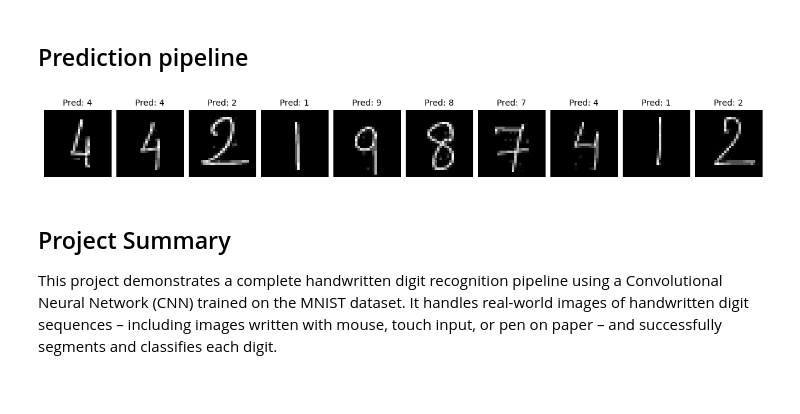
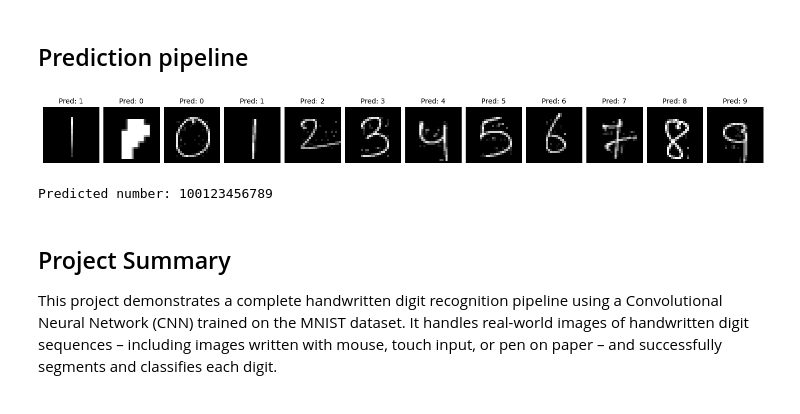
Before and after one commit to Manavvv128/Handwritten_Digit_Recognition-CNN-, a Jupyter notebook: HANDWRITEN_DIGIT_RECOGNITION.ipynb, the cells around one changed output. Saved outputs shown, nothing was run; the diff lists cells and outputs as text; code cells hidden in the pictures.

Commit message:
multi_digit4

```diff
--- a/HANDWRITEN_DIGIT_RECOGNITION.ipynb
+++ b/HANDWRITEN_DIGIT_RECOGNITION.ipynb
@@ -153,12 +153,14 @@ plt.show()
 ## Prediction pipeline
 # %%
 import cv2
+import numpy as np
+import matplotlib.pyplot as plt
 from keras.models import load_model
 
-# Load trained model (same as used during training)
+# Load trained model
 model = load_model("mnist_cnn_model.keras")
 
-# Preprocessing helper: dilation, resize, pad, center, normalize
+# --- Preprocessing helper ---
 def preprocess_digit(roi):
     # Thicken thin strokes selectively
     if roi.shape[1] < 15:
@@ -182,7 +184,7 @@ def preprocess_digit(roi):
     digit = cv2.copyMakeBorder(digit, pad_top, pad_bottom, pad_left, pad_right,
                                borderType=cv2.BORDER_CONSTANT, value=0)
 
-    # Center by center-of-mass (numpy only)
+    # Center by center-of-mass
     ys, xs = np.nonzero(digit)
     if len(xs) and len(ys):
         cx = int(np.mean(xs))
@@ -192,60 +194,66 @@ def preprocess_digit(roi):
         M = np.float32([[1, 0, shift_x], [0, 1, shift_y]])
         digit = cv2.warpAffine(digit, M, (28, 28), borderMode=cv2.BORDER_CONSTANT, borderValue=0)
 
-    # Final normalization and shape
+    # Normalize and return
     digit = digit.astype("float32") / 255.0
-    digit = np.expand_dims(digit, axis=-1)   # (28,28,1)
-    digit = np.expand_dims(digit, axis=0)    # (1,28,28,1)
-    return digit
+    return digit  # shape: (28, 28)
 
-# Single function: take user image path -> predicted string
+
+# --- Main function: predict digits from image ---
 def predict_sequence_from_image(image_path):
     img = cv2.imread(image_path)
+    if img is None:
+        raise FileNotFoundError(f"Image not found at {image_path}")
+
     gray = cv2.cvtColor(img, cv2.COLOR_BGR2GRAY)
 
-    # Adaptive thresholding for robust binarization (white digits on black)
+    # Adaptive thresholding
     thresh = cv2.adaptiveThreshold(gray, 255,
                                    cv2.ADAPTIVE_THRESH_MEAN_C,
                                    cv2.THRESH_BINARY_INV,
                                    blockSize=11, C=3)
 
-    # Find external contours -> bounding boxes -> sort left-to-right
+    # Find and sort contours
     contours, _ = cv2.findContours(thresh.copy(), cv2.RETR_EXTERNAL, cv2.CHAIN_APPROX_SIMPLE)
     boxes = [cv2.boundingRect(c) for c in contours]
     boxes = sorted(boxes, key=lambda b: b[0])
 
-    predicted_digits = []
     preprocessed_tiles = []
-
     for (x, y, w, h) in boxes:
         if w < 5 or h < 5:
-            continue  # skip tiny noise
+            continue
         roi = thresh[y:y+h, x:x+w]
-        digit_input = preprocess_digit(roi)           # (1,28,28,1)
-        pred = model.predict(digit_input, verbose=0)
-        predicted_digits.append(str(int(np.argmax(pred))))
-        preprocessed_tiles.append(digit_input.squeeze())
+        preprocessed_tiles.append(preprocess_digit(roi))
 
+    if not preprocessed_tiles:
+        print("No digits detected.")
+        return ""
 
-    # --- Display all predicted digits horizontally with labels ---
-    # Create figure with automatic layout handling
+    # --- Batch prediction for speed ---
+    batch = np.array(preprocessed_tiles).reshape(-1, 28, 28, 1)
+    predictions = model.predict(batch, verbose=0)
+    predicted_digits = [str(np.argmax(p)) for p in predictions]
+
+    # --- Display results ---
     plt.figure(figsize=(max(6, len(preprocessed_tiles) * 1.2), 3), constrained_layout=True)
-
-    # Plot each digit and its predicted label
     for i, digit_img in enumerate(preprocessed_tiles):
         plt.subplot(1, len(preprocessed_tiles), i + 1)
         plt.imshow(digit_img, cmap="gray")
         plt.title(f"Pred: {predicted_digits[i]}", fontsize=10)
         plt.axis("off")
-
-    #No need for tight_layout() — constrained_layout does it automatically
     plt.show()
 
+    # --- Final output ---
+    result = "".join(predicted_digits)
+    print("Predicted number:", result)
+    return result
 
-# --- Run on the user image ---
-predicted_number = predict_sequence_from_image("multi_digit2.jpeg")
+
+# --- Run on your input image ---
+predicted_number = predict_sequence_from_image("multi_digit4.jpeg")
 # %% [output]
-[figure, old version]
+[figure, new version]
+Predicted number: 100123456789
 # %% [markdown]
 ## Project Summary
 
```
Also changed, not shown: 2 other files.
